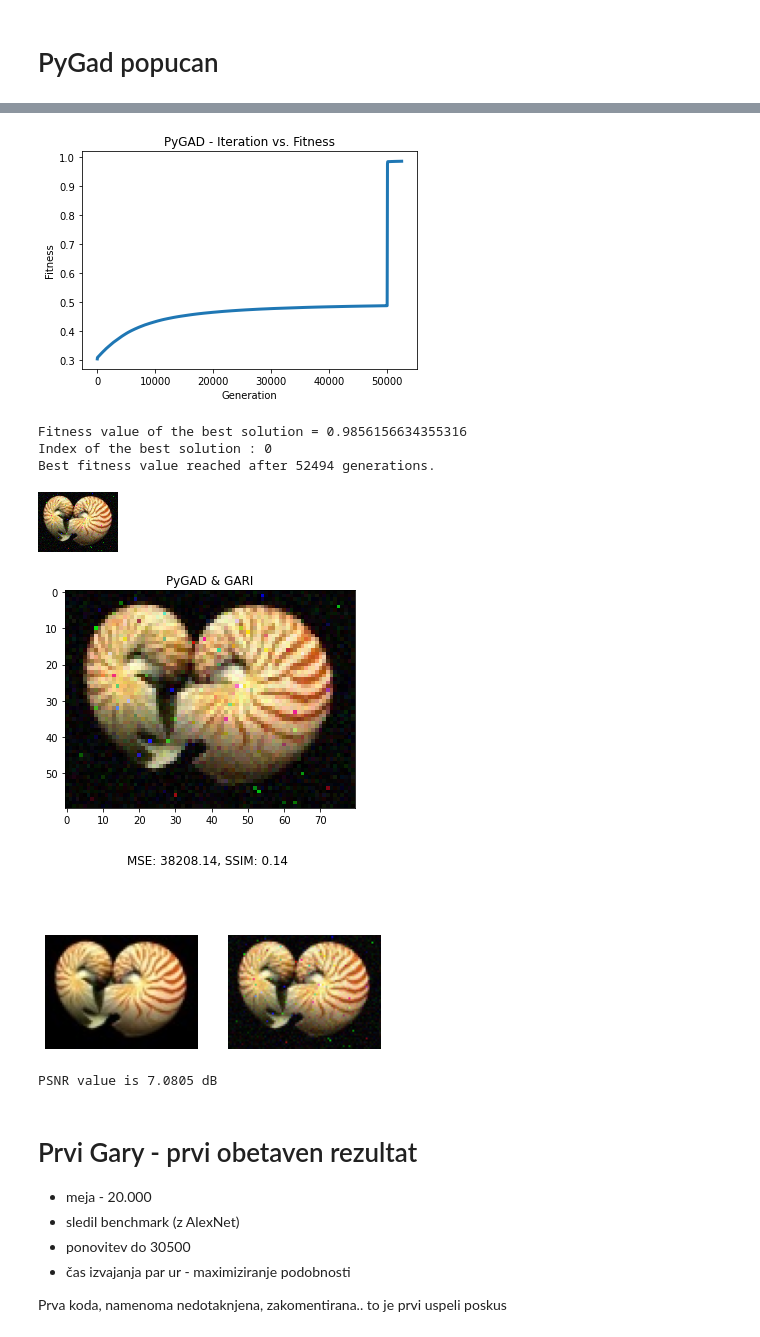
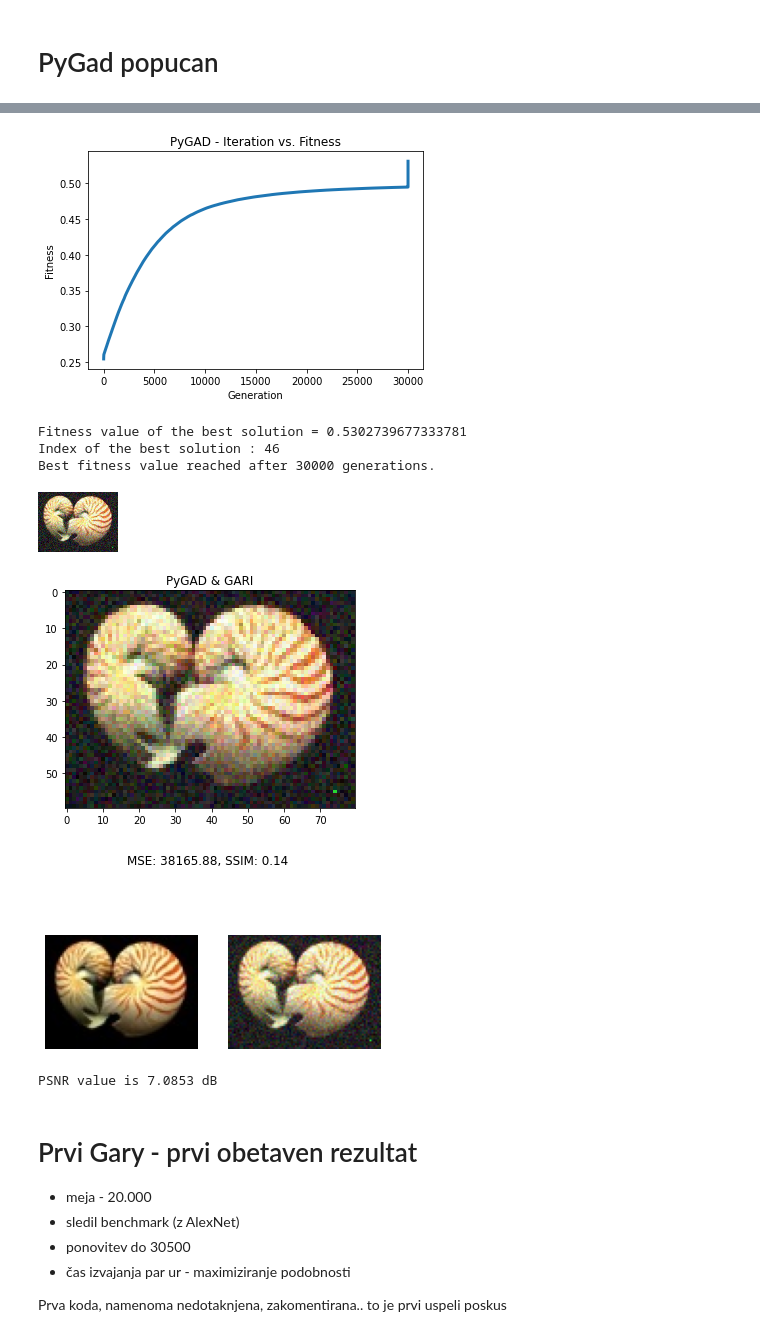
Before and after one commit to KukovecRok/Adversarial-image-perturbation-AlexNet-NiaPy-GARI, a Jupyter notebook: AlexNetDiplomskaColab.ipynb, the cells around one changed output, grey strips where cells are left out. Drawn from its saved outputs; the diff is of its cells as text; code cells hidden in the pictures.

Commit message:
Ustvarjeno s storitvijo Colaboratory

```diff
--- a/AlexNetDiplomskaColab.ipynb
+++ b/AlexNetDiplomskaColab.ipynb
@@ -1382,17 +1413,17 @@ def BenchMarkGari (solution, solution_idx,alexnet, oblika, dejanska_kategorija):
 # %% [markdown]
 # PyGad popucan
 # %%
-dejanska_kategorija = "chambered nautilus, pearly nautilus, nautilus" # kaj je dejansko na sliki?
+dejanska_kategorija = "chambered nautilus, pearly nautilus, nautilus" # kaj je dejansko na sliki? # SPREMEMBA SLIKE - SPREMEMBA STRINGA!
 stevec = 0 # Števec rund, pogoji za izpis...
-meja = 50000 # Meja, kdaj začnemo preverjat, če AlexNet že prepozna kaj je na sliki
+meja = 30000 # Meja, kdaj začnemo preverjat, če AlexNet že prepozna kaj je na sliki
 mejaBool = False  # Če Alexnet pravilno napove, nastavimo na True, ga vklopimo v BenchMark
 
-originalSlika = cv2.imread('/content/gdrive/MyDrive/Colab Notebooks/slike/nautlius80-60.JPEG') # Branje slike
+originalSlika = cv2.imread('/content/gdrive/MyDrive/Colab Notebooks/slike/nautlius80-60.JPEG') # Branje slike # SPREMEMBA SLIKE - SPREMEMBA STRINGA!
 oblika, iskanjeSlika = imgTO1dGari(originalSlika) # Pretvorba slike v 1d array + shramba njene oblike(shape)
 
 zmnozek_oblika = numpy.prod(oblika)
 
-ga_instance = pygad.GA(num_generations=52500, # nekje med 20 in 30k so slike alexnetu prvic prepoznavne
+ga_instance = pygad.GA(num_generations=30000, # nekje med 20 in 30k so slike alexnetu prvic prepoznavne
                        num_parents_mating=20, #20
                        fitness_func=fitness_fun,
                        sol_per_pop=50, #50
@@ -1450,11 +1481,11 @@ Algoritem to trdi z zagotovostvjo 99.98% Runda: 52500 Fitness: 0.999786758422851
-[figure, old version]
+[figure, new version]
-Fitness value of the best solution = 0.9856156634355316
-Index of the best solution : 0
-Best fitness value reached after 52494 generations.
+Fitness value of the best solution = 0.5302739677333781
+Index of the best solution : 46
+Best fitness value reached after 30000 generations.
-[figure, old version]
+[figure, new version]
-[figure, old version]
+[figure, new version]
-[figure, old version]
+[figure, new version]
-PSNR value is 7.0805 dB
+PSNR value is 7.0853 dB
 # %% [markdown]
 # Prvi Gary - prvi obetaven rezultat
 * meja - 20.000
```
Also changed, not shown: parts of 8 cells of this notebook.
